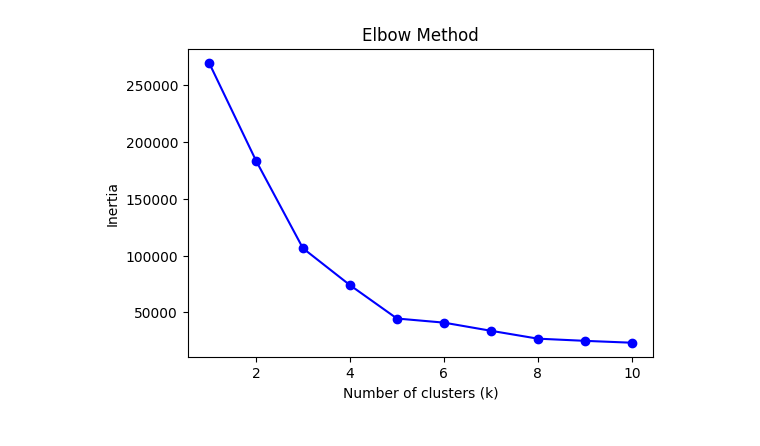
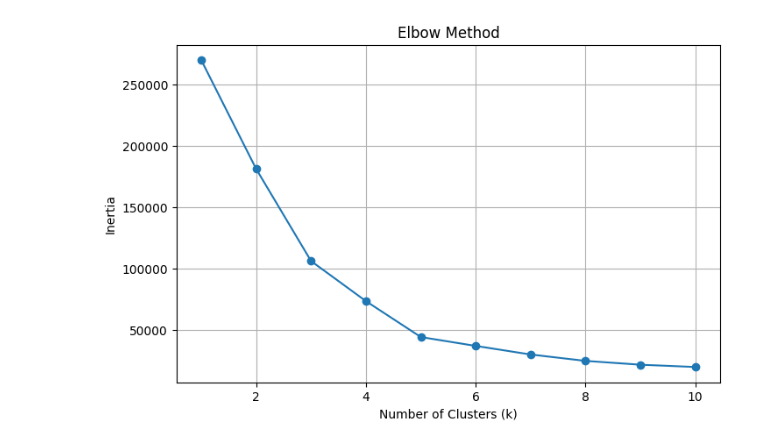
Before and after one commit to toxicbishop/BIDA, a Jupyter notebook: 05.ipynb, the cells around one changed output. Drawn from its saved outputs; the diff is of its cells as text; code cells hidden in the pictures.

```diff
--- a/05.ipynb
+++ b/05.ipynb
@@ -3,39 +3,72 @@ import pandas as pd
 import matplotlib.pyplot as plt
 from sklearn.cluster import KMeans
 
-df = pd.read_csv("Mall_Customers.csv")
+# Load the dataset
+df = pd.read_csv("Mall_Customers.csv") #Keep the dataset in the same directory as this script or provide the full path to the file.
 
+# Display first five rows
+print("First 5 Records:")
 print(df.head())
 
+# Display column names
+print("\nColumns in Dataset:")
+print(df.columns)
+
+# Select features for clustering
 X = df[['Annual Income (k$)', 'Spending Score (1-100)']]
 
-print(df.columns)
+# -----------------------------
+# Elbow Method
+# -----------------------------
+inertia = []
 
-# Elbow method to find optimal k
-inertia = []
-K = range(1, 11)
-for k in K:
- kmeans = KMeans(n_clusters=k, random_state=42)
- kmeans.fit(X)
- inertia.append(kmeans.inertia_)
-plt.figure(figsize=(6,4))
-plt.plot(K, inertia, 'bo-')
-plt.xlabel('Number of clusters (k)')
+for k in range(1, 11):
+    kmeans = KMeans(n_clusters=k, random_state=42, n_init=10)
+    kmeans.fit(X)
+    inertia.append(kmeans.inertia_)
+
+plt.figure(figsize=(8, 5))
+plt.plot(range(1, 11), inertia, marker='o')
+plt.title('Elbow Method')
+plt.xlabel('Number of Clusters (k)')
 plt.ylabel('Inertia')
-plt.title('Elbow Method')
+plt.grid(True)
 plt.show()
 
-# Elbow method to find optimal k
-inertia = []
-K = range(1, 11)
-for k in K:
- kmeans = KMeans(n_clusters=k, random_state=42)
- kmeans.fit(X)
- inertia.append(kmeans.inertia_)
-plt.figure(figsize=(6,4))
-plt.plot(K, inertia, 'bo-')
-plt.xlabel('Number of clusters (k)')
-plt.ylabel('Inertia')
-plt.title('Elbow Method')
+# -----------------------------
+# K-Means Clustering
+# -----------------------------
+kmeans = KMeans(n_clusters=5, random_state=42, n_init=10)
+y_kmeans = kmeans.fit_predict(X)
+
+# -----------------------------
+# Plot Customer Segments
+# -----------------------------
+plt.figure(figsize=(8, 6))
+
+plt.scatter(
+    X.iloc[:, 0],
+    X.iloc[:, 1],
+    c=y_kmeans,
+    cmap='viridis',
+    s=60
+)
+
+# Plot centroids
+plt.scatter(
+    kmeans.cluster_centers_[:, 0],
+    kmeans.cluster_centers_[:, 1],
+    s=250,
+    c='red',
+    marker='X',
+    label='Centroids'
+)
+
+plt.title('Customer Segments using K-Means')
+plt.xlabel('Annual Income')
+plt.ylabel('Spending Score')
+plt.legend()
+plt.grid(True)
+
 plt.show()
 # %% [output]
@@ -48,4 +84,4 @@ plt.show()
 Index(['CustomerID', 'Gender', 'Age', 'Annual Income (k$)',
        'Spending Score (1-100)'],
       dtype='object')
-[figure, old version]
+[figure, new version]
```
Also changed, not shown: parts of 1 cell of this notebook, 1 other file.
